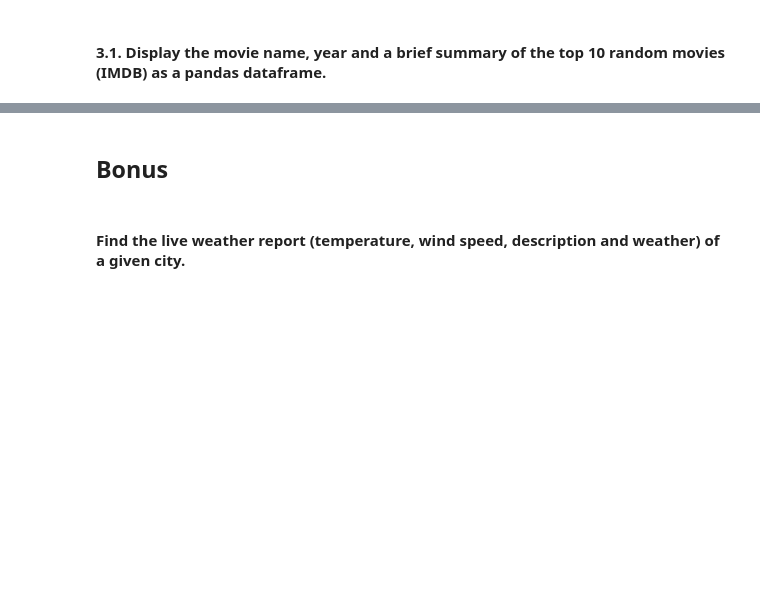
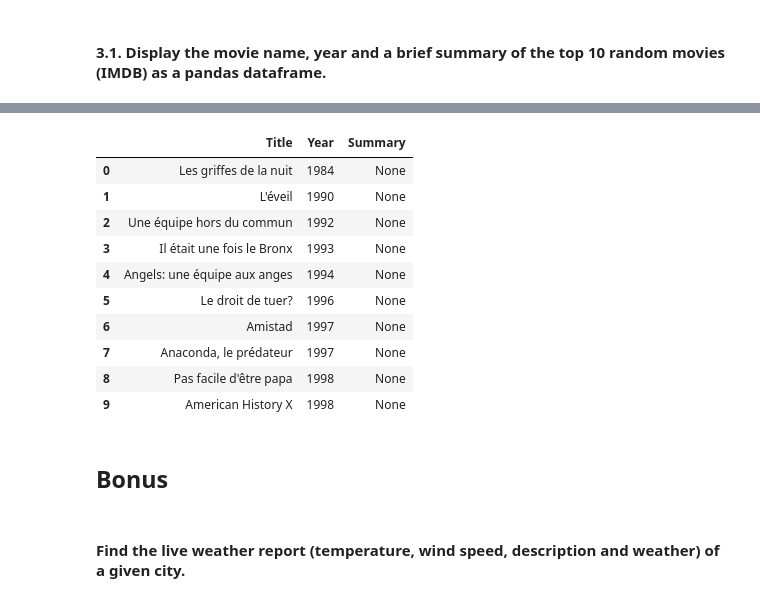
Before and after one commit to Marinasel86/lab-web-scraping, a Jupyter notebook: your-code/main.ipynb, the cells around one changed output, grey strips where cells are left out. Saved outputs shown, nothing was run; the diff lists cells and outputs as text; code cells hidden in the pictures; blank space fills up the shorter version.

```diff
--- a/your-code/main.ipynb
+++ b/your-code/main.ipynb
@@ -191,4 +411,4 @@ url = 'https://www.imdb.com/chart/top'
 #### 3.1. Display the movie name, year and a brief summary of the top 10 random movies (IMDB) as a pandas dataframe.
 # %%
 #This is the url you will scrape in this exercise
-url = 'https://www.imdb.com/list/ls009796553/'
+url2 = 'https://www.imdb.com/list/ls009796553/'
@@ -196,0 +415,3 @@ url = 'https://www.imdb.com/list/ls009796553/'
+# %%
+response = requests.get(url2)
+response
@@ -196,0 +420,2 @@ url = 'https://www.imdb.com/list/ls009796553/'
+# %%
+soup = BeautifulSoup(response.content)
@@ -196,0 +443,15 @@ url = 'https://www.imdb.com/list/ls009796553/'
+# %%
+movies_list = []
+
+for movie in soup.find_all('div', class_='lister-item mode-detail'):
+    title = movie.find('h3').find('a').text
+    year = movie.find('span', class_='lister-item-year').text.strip('()')
+    summary = movie.find('p', class_=' ')
+
+    movies_list.append(
+        {
+            'Title': title,
+            'Year': year,
+            'Summary': summary
+        }
+    )
@@ -197,3 +478,18 @@ url = 'https://www.imdb.com/list/ls009796553/'
+# %%
+movies_df = pd.DataFrame(movies_list)
+movies_df.head(10)
+# %% [output]
+|  | Title | Year | Summary |
+| 0 | Les griffes de la nuit | 1984 | None |
+| 1 | L'éveil | 1990 | None |
+| 2 | Une équipe hors du commun | 1992 | None |
+| 3 | Il était une fois le Bronx | 1993 | None |
+| 4 | Angels: une équipe aux anges | 1994 | None |
+| 5 | Le droit de tuer? | 1996 | None |
+| 6 | Amistad | 1997 | None |
+| 7 | Anaconda, le prédateur | 1997 | None |
+| 8 | Pas facile d'être papa | 1998 | None |
+| 9 | American History X | 1998 | None |
 # %% [markdown]
 ## Bonus
 # %% [markdown]
```
Also changed, not shown: parts of 40 cells of this notebook.
